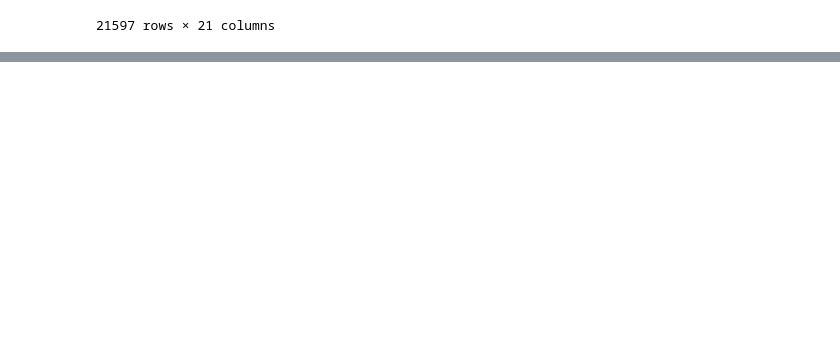
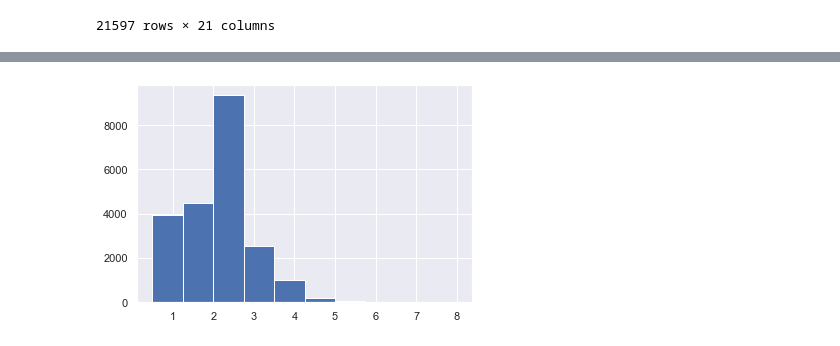
Before and after one commit to letruong711/Seattle-Area-Housing-Analysis, a Jupyter notebook: Starting Analysis.ipynb, the cells around one changed output, grey strips where cells are left out. Cells and saved outputs as stored; diff of their text form; code cells hidden in the pictures; blank space fills up the shorter version.

```diff
--- a/Starting Analysis.ipynb
+++ b/Starting Analysis.ipynb
@@ -124,0 +131,4 @@ sns.heatmap(corr);
+# %%
+price['bathrooms'].hist();
+# %% [output]
+[figure, added]
```
Also changed, not shown: parts of 17 cells of this notebook.
